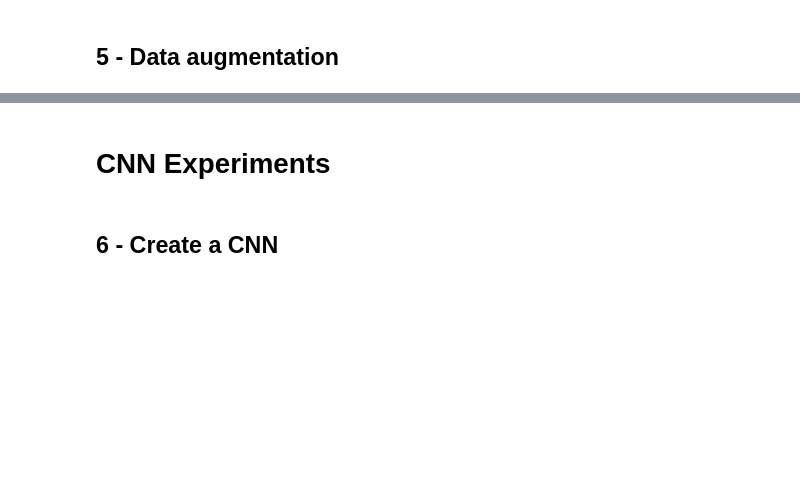
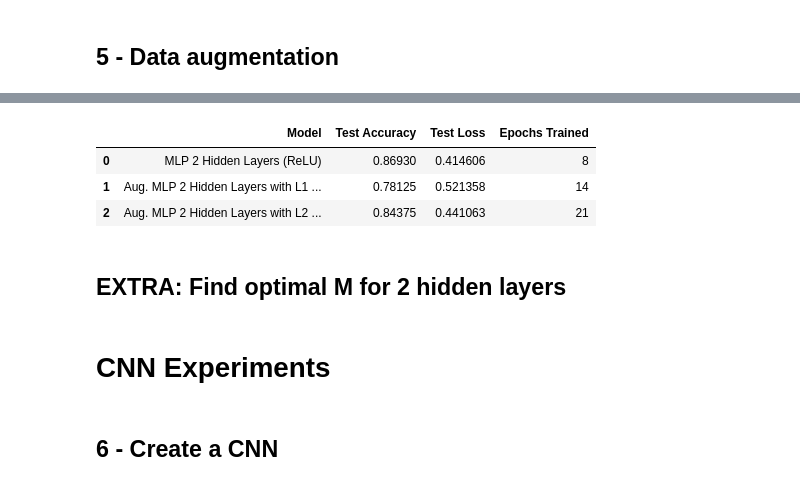
Before and after one commit to audrey352/COMP551, a Jupyter notebook: Assignment3/A3_notebook.ipynb, the cells around one changed output, grey strips where cells are left out. Cells and saved outputs as stored; diff of their text form; code cells hidden in the pictures; blank space fills up the shorter version.

```diff
--- a/Assignment3/A3_notebook.ipynb
+++ b/Assignment3/A3_notebook.ipynb
@@ -1561,20 +1611,27 @@ print("Accuracy of model with L2 regularization:", evaluate_acc(test_labels_oneh
 # %%
 results_part5 = pd.DataFrame({
     'Model': ['MLP 2 Hidden Layers (ReLU)', 'Aug. MLP 2 Hidden Layers with L1 reg (ReLU)', 'Aug. MLP 2 Hidden Layers with L2 reg (ReLU)'],
     'Test Accuracy': [
         evaluate_acc(test_labels_onehot, model2.predict(test_images)),
-        evaluate_acc(test_labels_onehot, model2_l1reg_aug.predict(test_images)),
-        evaluate_acc(test_labels_onehot, model2_l2reg_aug.predict(test_images))
+        evaluate_acc(test_labels_onehot_aug, model2_l1reg_aug.predict(test_images_aug)),
+        evaluate_acc(test_labels_onehot_aug, model2_l2reg_aug.predict(test_images_aug))
     ],
     'Test Loss': [
         cross_entropy_loss(test_labels_onehot, model2.predict(test_images)),
-        cross_entropy_loss(test_labels_onehot, model2_l1reg_aug.predict(test_images)),
-        cross_entropy_loss(test_labels_onehot, model2_l2reg_aug.predict(test_images))
+        cross_entropy_loss(test_labels_onehot_aug, model2_l1reg_aug.predict(test_images_aug)),
+        cross_entropy_loss(test_labels_onehot_aug, model2_l2reg_aug.predict(test_images_aug))
     ],
     'Epochs Trained': [
         len(results_l2['train_loss']),
         len(results_l2_l1reg_aug['train_loss']),
         len(results_l2_l2reg_aug['train_loss'])
     ]
 })
 results_part5
+# %% [output]
+|  | Model | Test Accuracy | Test Loss | Epochs Trained |
+| 0 | MLP 2 Hidden Layers (ReLU) | 0.86930 | 0.414606 | 8 |
+| 1 | Aug. MLP 2 Hidden Layers with L1 ... | 0.78125 | 0.521358 | 14 |
+| 2 | Aug. MLP 2 Hidden Layers with L2 ... | 0.84375 | 0.441063 | 21 |
+# %% [markdown]
+## EXTRA: Find optimal M for 2 hidden layers
```
Also changed, not shown: parts of 28 cells of this notebook, 22 other files.
